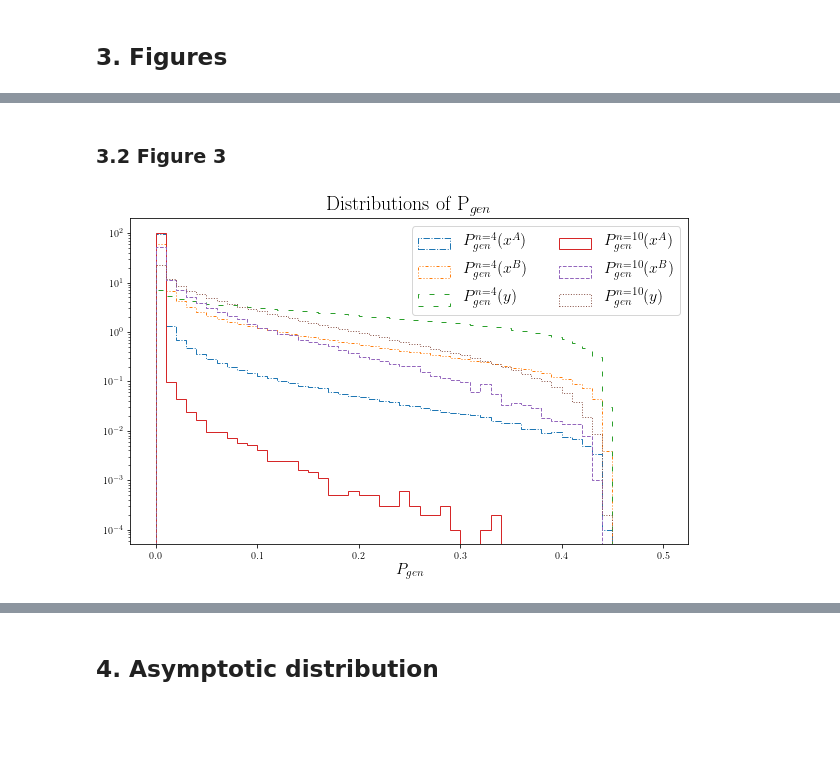
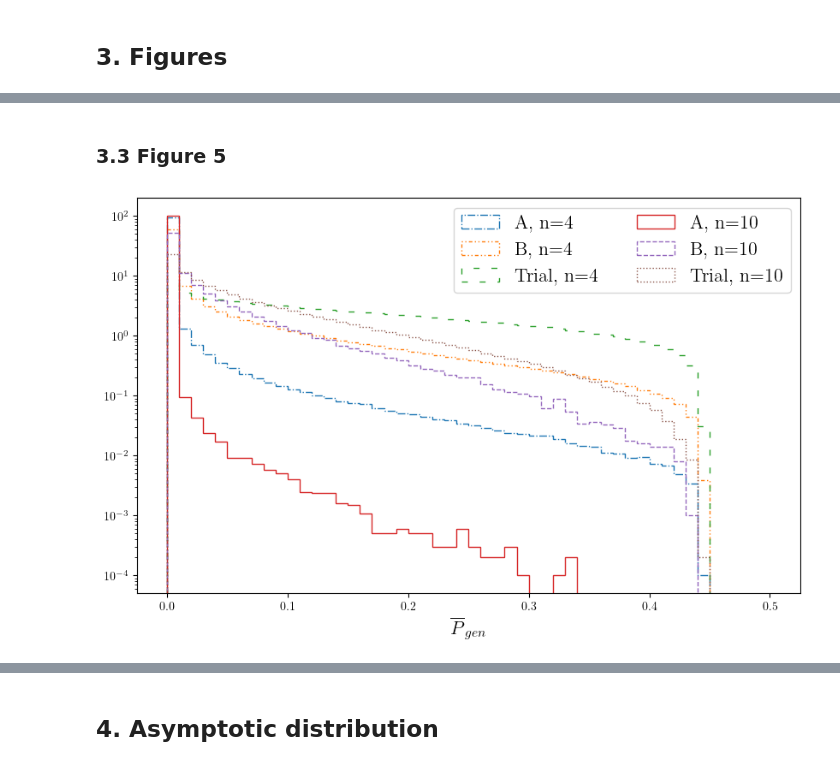
Before and after one commit to jo-mab/TruncatedMC, a Jupyter notebook: 2D_Model.ipynb, the cells around one changed output, grey strips where cells are left out. Drawn from its saved outputs; the diff is of its cells as text; code cells hidden in the pictures; blank space fills up the shorter version.

```diff
--- a/2D_Model.ipynb
+++ b/2D_Model.ipynb
@@ -822,5 +801,5 @@ plt.show()
 # %% [markdown]
-### 3.2 Figure 3 <a name="Fig3"></a>
+### 3.3 Figure 5 <a name="Fig3"></a>
 # %%
 # For Fig. 3
 alphaA_zstatsn4 = np.load('data/2D_AlgoA_NMC=2e+06_dxMax=2_n=4_zstats.npy')
@@ -832,30 +811,67 @@ alphaB_zstatsn10 = np.load('data/2D_AlgoB_NMC=100000_dxMax=2_n=10_zstats.npy')
 
 proboldVecAn4 = alphaA_zstatsn4[0]
 probnewVecAn4 = alphaA_zstatsn4[1]
 PtargoldVecAn4 = alphaA_zstatsn4[2]
 PtargnewVecAn4 = alphaA_zstatsn4[3]
 
 zAn4 = PtargnewVecAn4/PtargnewVecAn4 * proboldVecAn4 / probnewVecAn4
 
 proboldVecBn4 = alphaB_zstatsn4[0]
 probnewVecBn4 = alphaB_zstatsn4[1]
 PtargoldVecAn4  = alphaB_zstatsn4[2]
 PtargnewVecBn4 = alphaB_zstatsn4[3]
 PgennewVecBn4 = alphaB_zstatsn4[4]
 
 zBn4 = PtargnewVecBn4/PtargnewVecBn4 * proboldVecBn4 / probnewVecBn4
 
 proboldVecAn10 = alphaA_zstatsn10[0]
 probnewVecAn10 = alphaA_zstatsn10[1]
 PtargoldVecAn10 = alphaA_zstatsn10[2]
 PtargnewVecAn10 = alphaA_zstatsn10[3]
 
 zAn10 = PtargnewVecAn10/PtargnewVecAn10 * proboldVecAn10 / probnewVecAn10
 
 proboldVecBn10 = alphaB_zstatsn10[0]
 probnewVecBn10 = alphaB_zstatsn10[1]
 PtargoldVecAn10  = alphaB_zstatsn10[2]
 PtargnewVecBn10 = alphaB_zstatsn10[3]
 PgennewVecBn10 = alphaB_zstatsn10[4]
 
 zBn10 = PtargnewVecBn10/PtargnewVecBn10 * proboldVecBn10 / probnewVecBn10
+
+for i in range(len(zAn4)):
+    if zAn4[i]>1:
+        zAn4[i]=1
+
+for i in range(len(zBn4)):
+    if zBn4[i]>1:
+        zBn4[i]=1
+
+for i in range(len(zAn10)):
+    if zAn10[i]>1:
+        zAn10[i]=1
+
+for i in range(len(zBn10)):
+    if zBn10[i]>1:
+        zBn10[i]=1
+
+fig = plt.figure(figsize=(10, 6))
+proboldVecAn4dist, bins, patches = pyplot.hist(proboldVecAn4,bins=50,density=True,label=r'A, n=4',histtype='step',linestyle=('dashdot'),range=(0,0.5))
+PgennewVecBn4dist, bins, patches = pyplot.hist(PgennewVecBn4,bins=50,density=True,label=r'B, n=4',histtype='step',linestyle=((0, (3, 2, 1, 2, 1,2))),range=(0,0.5))
+probnewVecAn4dist, bins, patches = pyplot.hist(probnewVecAn4,bins=50,density=True,label=r'Trial, n=4',histtype='step',linestyle=((0, (5, 10))),range=(0,0.5))
+
+proboldVecAn10dist, bins, patches = pyplot.hist(proboldVecAn10,bins=50,density=True,label=r'A, n=10',histtype='step',linestyle=('solid'),range=(0,0.5))
+PgennewVecBn10dist, bins, patches = pyplot.hist(PgennewVecBn10,bins=50,density=True,label=r'B, n=10',histtype='step',linestyle=('dashed'),range=(0,0.5))
+probnewVecAn10dist, bins, patches = pyplot.hist(probnewVecAn10,bins=50,density=True,label=r'Trial, n=10',histtype='step',linestyle=('dotted'),range=(0,0.5))
+
+
+plt.yscale('log')
+plt.xlabel(r'$\overline{P}_{gen}$',fontsize=16)
+plt.legend(fontsize=16,ncol=2)
+
+newbins= bins- (bins[1]-bins[0])/2
+newbins=newbins[1:]
+
+plt.show()
+# %% [output]
+[figure, added]
@@ -878,23 +878 @@ for i in range(len(zBn10)):
-# %%
-fig = plt.figure(figsize=(10, 6))
-proboldVecAn4dist, bins, patches = pyplot.hist(proboldVecAn4,bins=50,density=True,label=r'$P^{n=4}_{gen}(x^A)$',histtype='step',linestyle=('dashdot'),range=(0,0.5))
-PgennewVecBn4dist, bins, patches = pyplot.hist(PgennewVecBn4,bins=50,density=True,label=r'$P^{n=4}_{gen}(x^B)$',histtype='step',linestyle=((0, (3, 2, 1, 2, 1,2))),range=(0,0.5))
-probnewVecAn4dist, bins, patches = pyplot.hist(probnewVecAn4,bins=50,density=True,label=r'$P^{n=4}_{gen}(y)$',histtype='step',linestyle=((0, (5, 10))),range=(0,0.5))
-#pyplot.hist(zAn4,bins=100,density=True,label=r'$z_A^{n=4}$',histtype='step')
-proboldVecAn10dist, bins, patches = pyplot.hist(proboldVecAn10,bins=50,density=True,label=r'$P^{n=10}_{gen}(x^A)$',histtype='step',linestyle=('solid'),range=(0,0.5))
-PgennewVecBn10dist, bins, patches = pyplot.hist(PgennewVecBn10,bins=50,density=True,label=r'$P^{n=10}_{gen}(x^B)$',histtype='step',linestyle=('dashed'),range=(0,0.5))
-probnewVecAn10dist, bins, patches = pyplot.hist(probnewVecAn10,bins=50,density=True,label=r'$P^{n=10}_{gen}(y)$',histtype='step',linestyle=('dotted'),range=(0,0.5))
-#pyplot.hist(zAn10,bins=100,density=True,label=r'$z_A^{n=10}$',histtype='step')
-
-plt.yscale('log')
-plt.xlabel(r'$P_{gen}$',fontsize=16)
-plt.title(r'Distributions of P$_{gen}$',fontsize=20)
-plt.legend(fontsize=16,ncol=2)
-
-newbins= bins- (bins[1]-bins[0])/2
-newbins=newbins[1:]
-
-plt.show()
-# %% [output]
-[figure, removed]
 # %%
```
Also changed, not shown: parts of 37 cells of this notebook, 3 other files.
